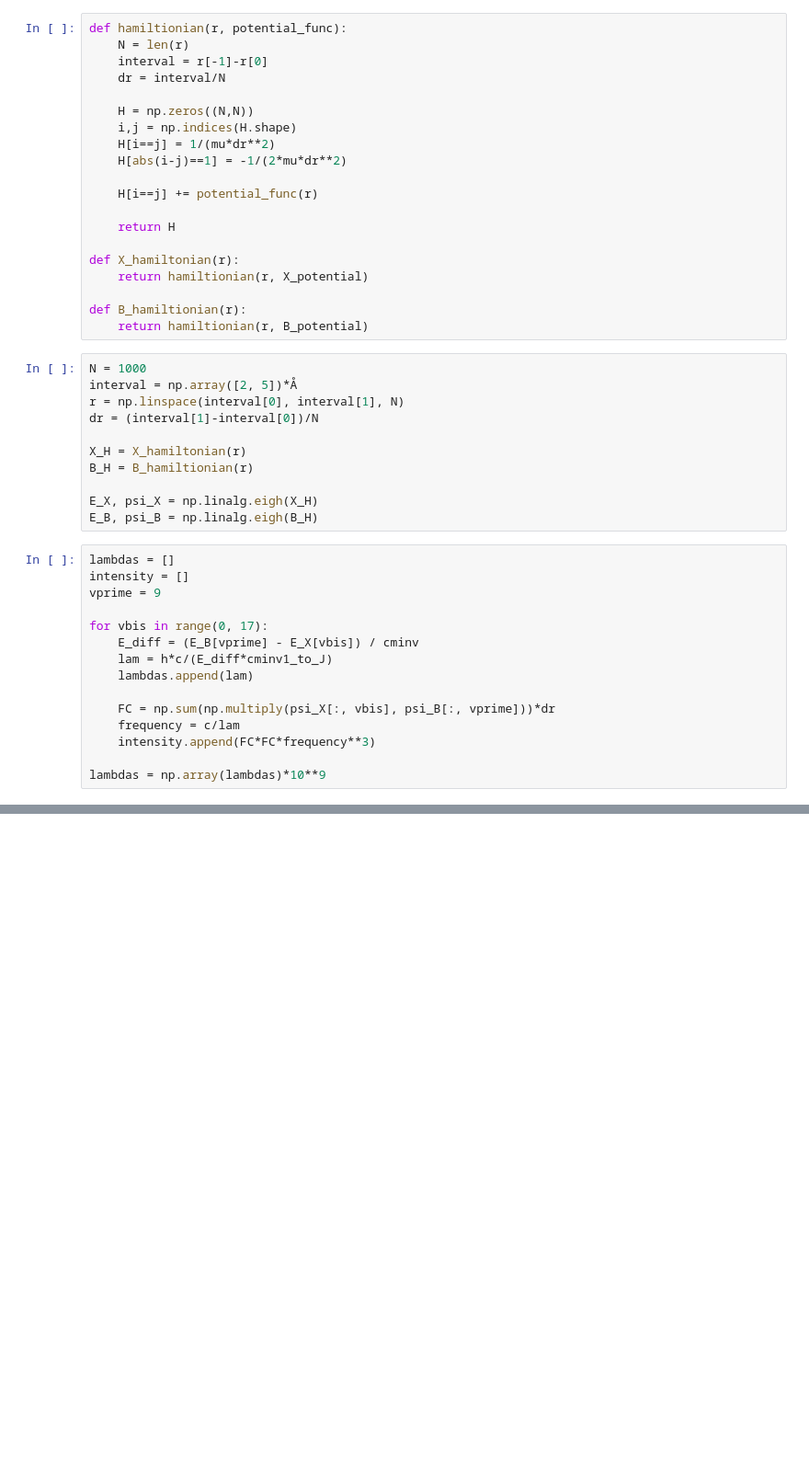
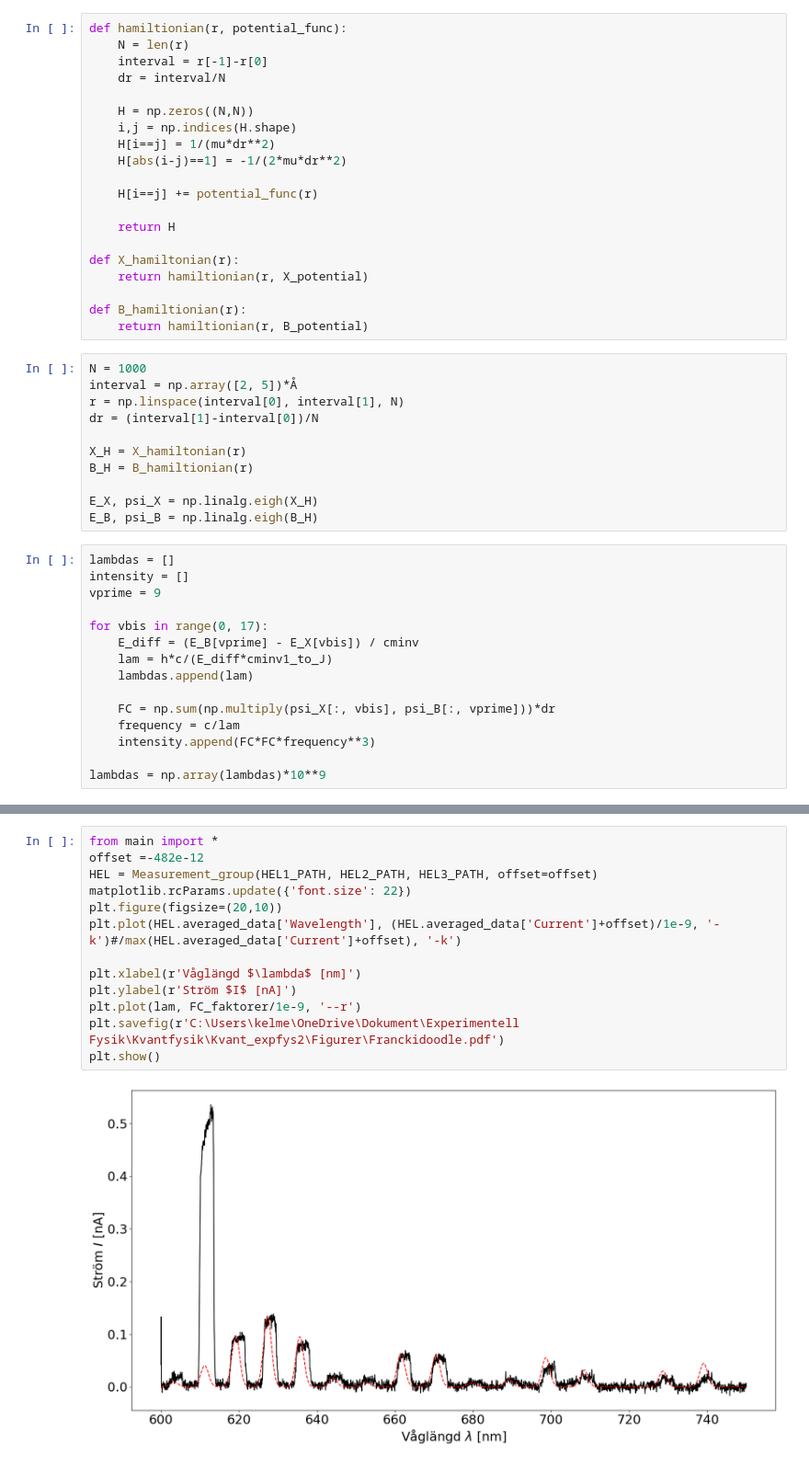
Before and after one commit to Karlandersson02/Kvant_expfys2, a Jupyter notebook: Franck-Condon.ipynb, the cells around one changed output, grey strips where cells are left out. Shown: that part at 92% size. Cells and saved outputs as stored; diff of their text form; blank space fills up the shorter version.

```diff
--- a/Franck-Condon.ipynb
+++ b/Franck-Condon.ipynb
@@ -119,0 +116,15 @@ plt.show()
+# %%
+from main import *
+offset =-482e-12
+HEL = Measurement_group(HEL1_PATH, HEL2_PATH, HEL3_PATH, offset=offset)
+matplotlib.rcParams.update({'font.size': 22})
+plt.figure(figsize=(20,10))
+plt.plot(HEL.averaged_data['Wavelength'], (HEL.averaged_data['Current']+offset)/1e-9, '-k')#/max(HEL.averaged_data['Current']+offset), '-k')
+
+plt.xlabel(r'Våglängd $\lambda$ [nm]')
+plt.ylabel(r'Ström $I$ [nA]')
+plt.plot(lam, FC_faktorer/1e-9, '--r')
+plt.savefig(r'C:\Users\kelme\OneDrive\Dokument\Experimentell Fysik\Kvantfysik\Kvant_expfys2\Figurer\Franckidoodle.pdf')
+plt.show()
+# %% [output]
+[figure, added]
```
Also changed, not shown: parts of 1 cell of this notebook, 1 other file.
